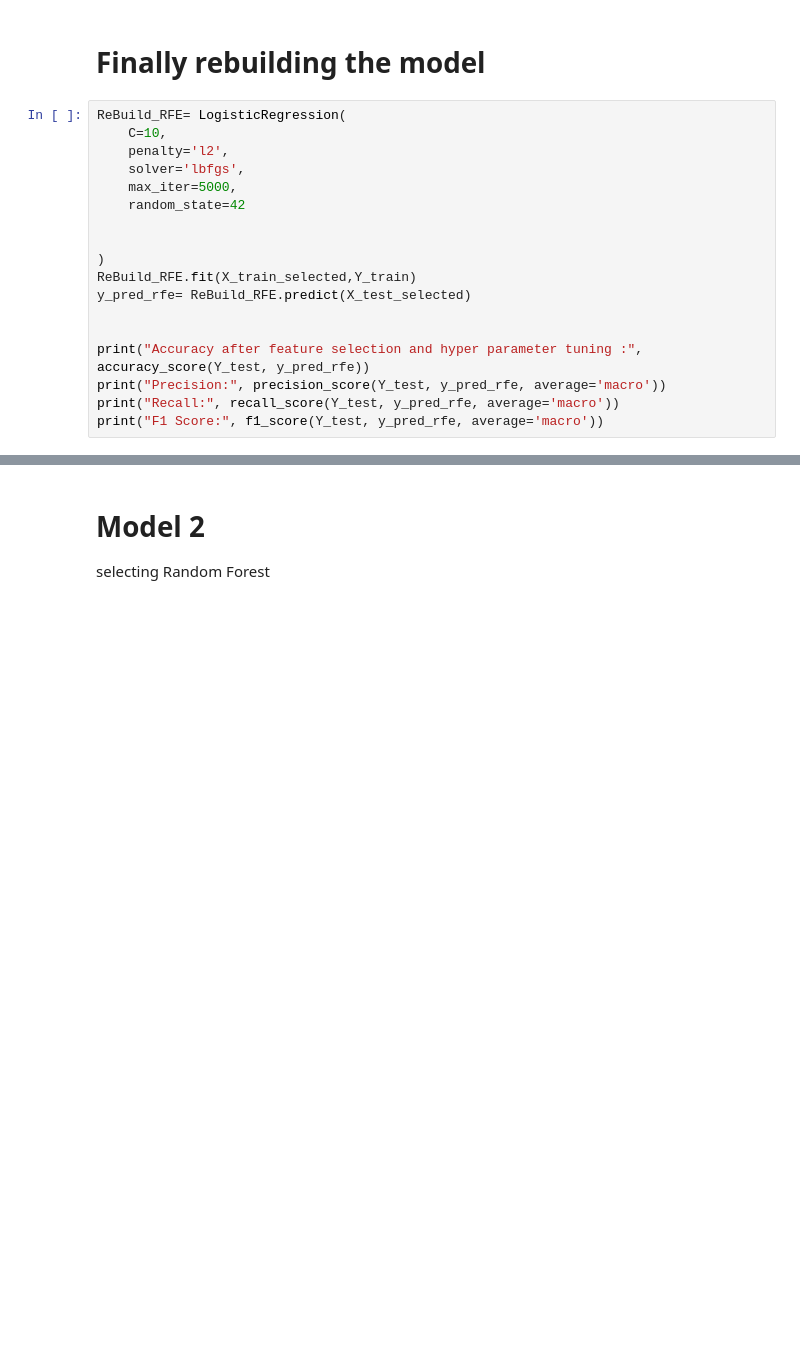
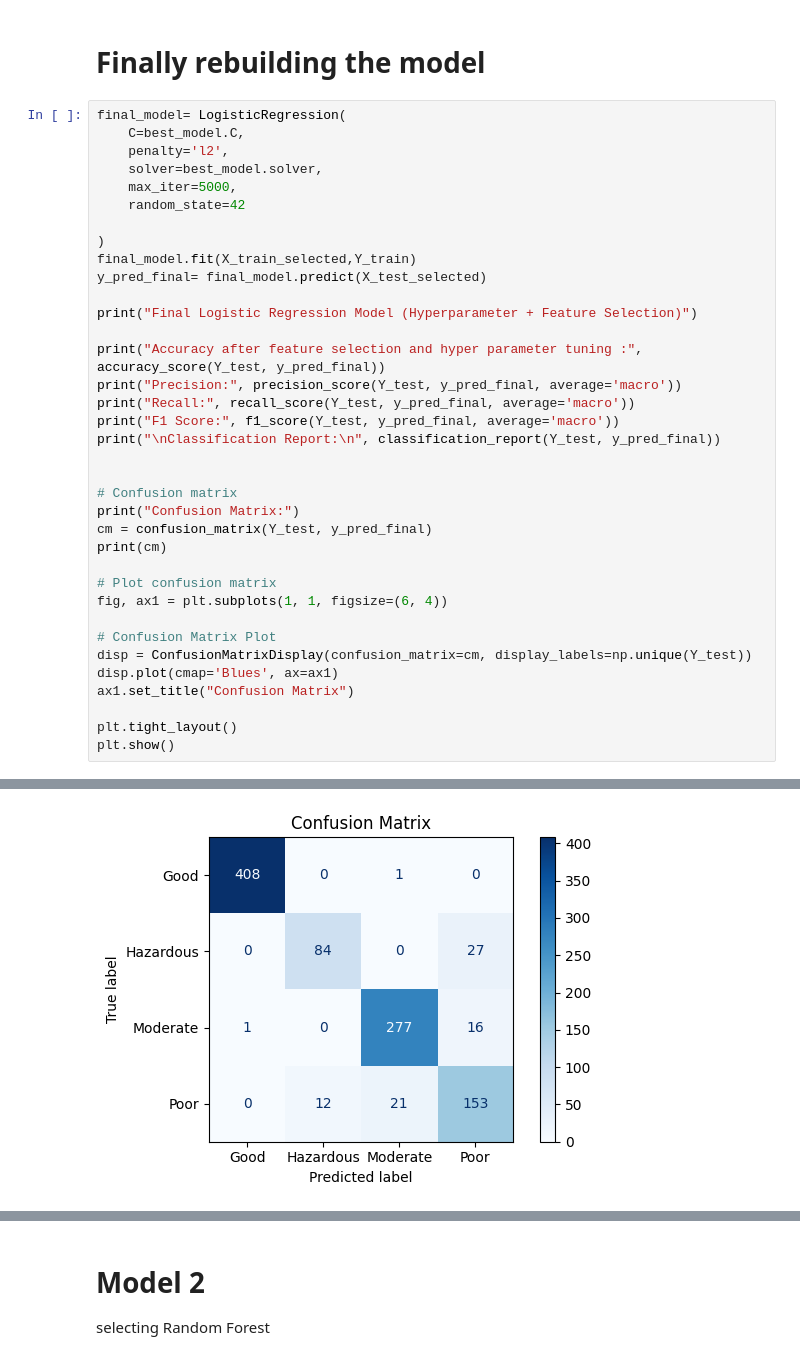
Before and after one commit to budhathoki10/Concept_and_Technology_of_AI, a Jupyter notebook: 2501392_Kushal_Budhathoki_classification.ipynb, the cells around one changed output, grey strips where cells are left out. Saved outputs shown, nothing was run; the diff lists cells and outputs as text; blank space fills up the shorter version.

Commit message:
for classification

```diff
--- a/2501392_Kushal_Budhathoki_classification.ipynb
+++ b/2501392_Kushal_Budhathoki_classification.ipynb
@@ -417,21 +596,39 @@ from above figure it is clear that PM10 is ranked as most important where are pm
 # %% [markdown]
 # Finally rebuilding the model
 # %%
-ReBuild_RFE= LogisticRegression(
-    C=10,
+final_model= LogisticRegression(
+    C=best_model.C,
     penalty='l2',
-    solver='lbfgs',
+    solver=best_model.solver,
     max_iter=5000,
     random_state=42
 
+)
+final_model.fit(X_train_selected,Y_train)
+y_pred_final= final_model.predict(X_test_selected)
 
-)
-ReBuild_RFE.fit(X_train_selected,Y_train)
-y_pred_rfe= ReBuild_RFE.predict(X_test_selected)
+print("Final Logistic Regression Model (Hyperparameter + Feature Selection)")
+
+print("Accuracy after feature selection and hyper parameter tuning :", accuracy_score(Y_test, y_pred_final))
+print("Precision:", precision_score(Y_test, y_pred_final, average='macro'))
+print("Recall:", recall_score(Y_test, y_pred_final, average='macro'))
+print("F1 Score:", f1_score(Y_test, y_pred_final, average='macro'))
+print("\nClassification Report:\n", classification_report(Y_test, y_pred_final))
 
 
-print("Accuracy after feature selection and hyper parameter tuning :", accuracy_score(Y_test, y_pred_rfe))
-print("Precision:", precision_score(Y_test, y_pred_rfe, average='macro'))
-print("Recall:", recall_score(Y_test, y_pred_rfe, average='macro'))
-print("F1 Score:", f1_score(Y_test, y_pred_rfe, average='macro'))
+# Confusion matrix
+print("Confusion Matrix:")
+cm = confusion_matrix(Y_test, y_pred_final)
+print(cm)
+
+# Plot confusion matrix
+fig, ax1 = plt.subplots(1, 1, figsize=(6, 4))
+
+# Confusion Matrix Plot
+disp = ConfusionMatrixDisplay(confusion_matrix=cm, display_labels=np.unique(Y_test))
+disp.plot(cmap='Blues', ax=ax1)
+ax1.set_title("Confusion Matrix")
+
+plt.tight_layout()
+plt.show()
 # %% [output]
@@ -441,0 +652 @@ F1 Score: 0.8880612564600688
+[figure, added]
```
Also changed, not shown: parts of 52 cells of this notebook.
